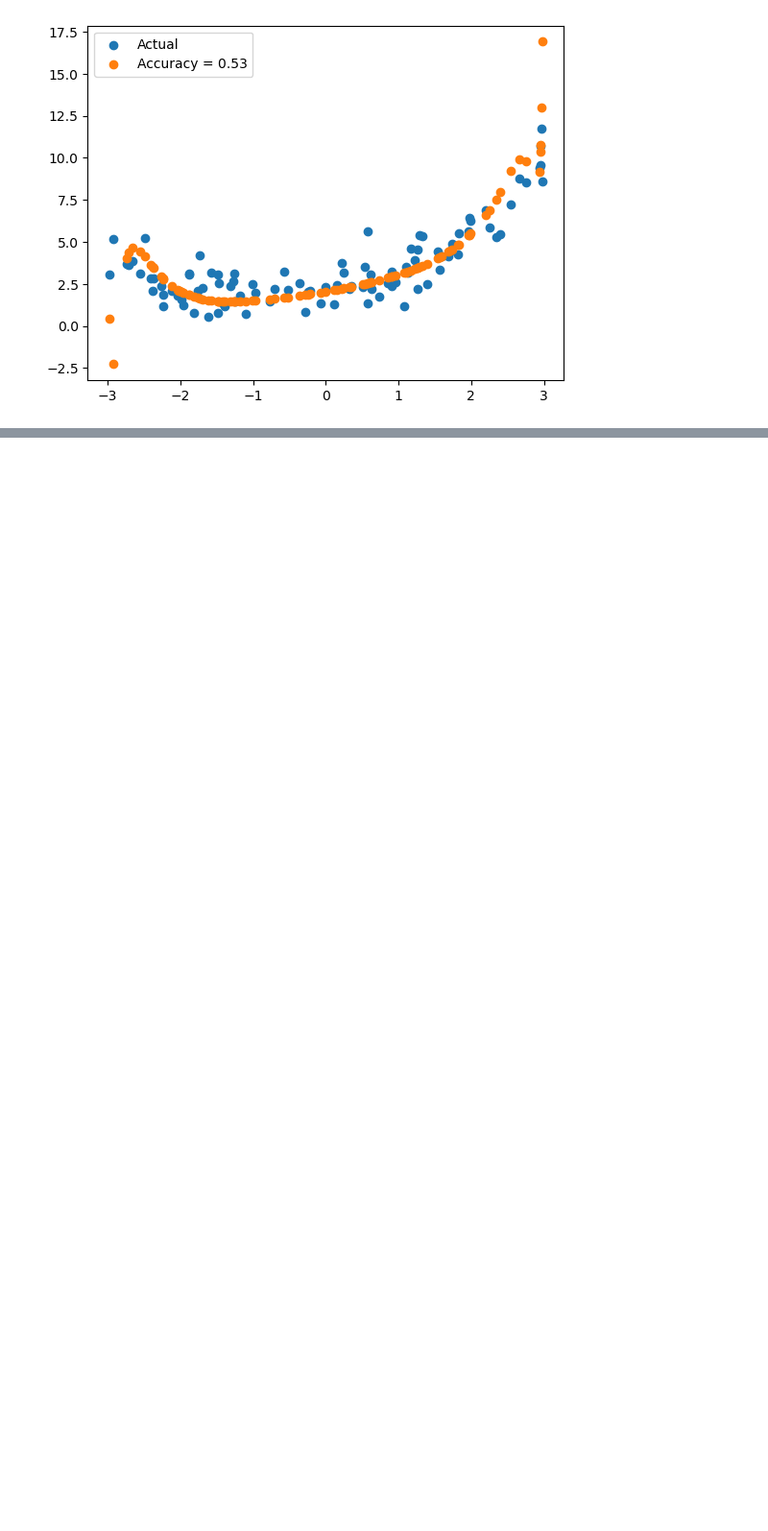
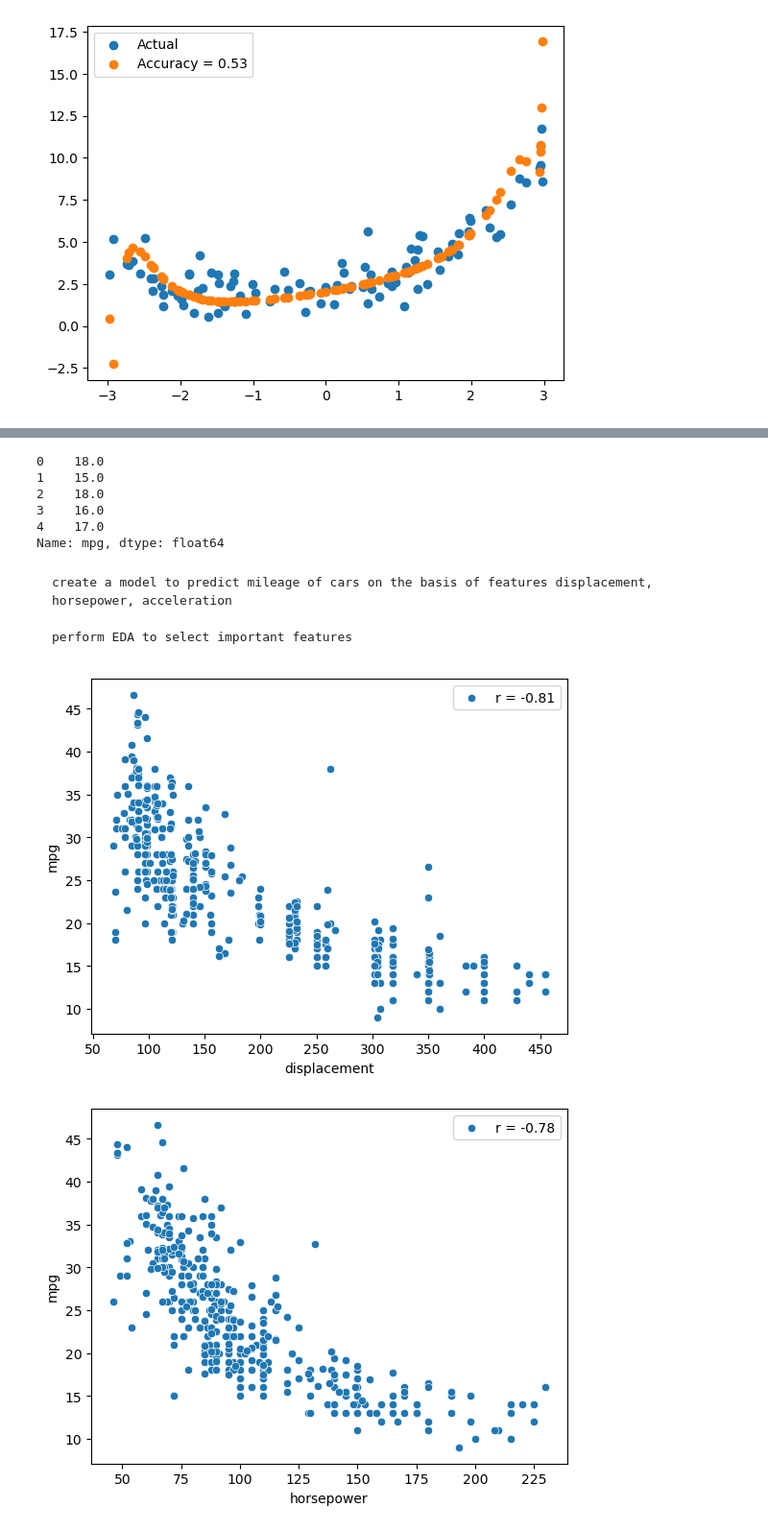
Before and after one commit to DeepratanKushwaha/ML-1-July-24, a Jupyter notebook: 16.Polynomial regression.ipynb, the cells around one changed output, grey strips where cells are left out. Shown at 96% size. Drawn from its saved outputs; the diff is of its cells as text; code cells hidden in the pictures; blank space fills up the shorter version.

```diff
--- a/16.Polynomial regression.ipynb
+++ b/16.Polynomial regression.ipynb
@@ -410,3 +410,6 @@ plt.legend()
 plt.show()
 # %% [output]
 [figure]
+# %%
+mpg = sns.load_dataset('mpg')
+mpg
@@ -412,0 +443,5 @@ plt.show()
+# %%
+mpg.dropna(inplace=True)
+# %%
+X = mpg[['displacement', 'horsepower', 'acceleration', 'weight']]
+y = mpg.mpg
@@ -412,0 +457,21 @@ plt.show()
+# %%
+y.head()
+# %% [output]
+0    18.0
+1    15.0
+2    18.0
+3    16.0
+4    17.0
+Name: mpg, dtype: float64
+# %% [markdown]
+    create a model to predict mileage of cars on the basis of features displacement, horsepower, acceleration
+
+    perform EDA to select important features
+# %%
+for feature in X:
+    r = np.corrcoef(X[feature], y)[0, 1]
+    sns.scatterplot(x=X[feature], y=y, label=f"r = {r:.2f}")
+    plt.show()
+# %% [output]
+[figure, added]
+[figure, added]
```
Also changed, not shown: parts of 12 cells of this notebook.
